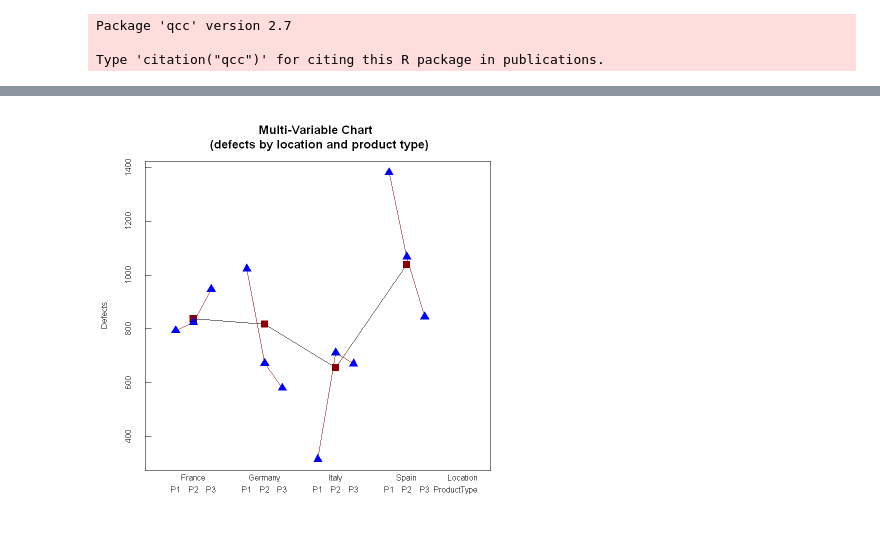
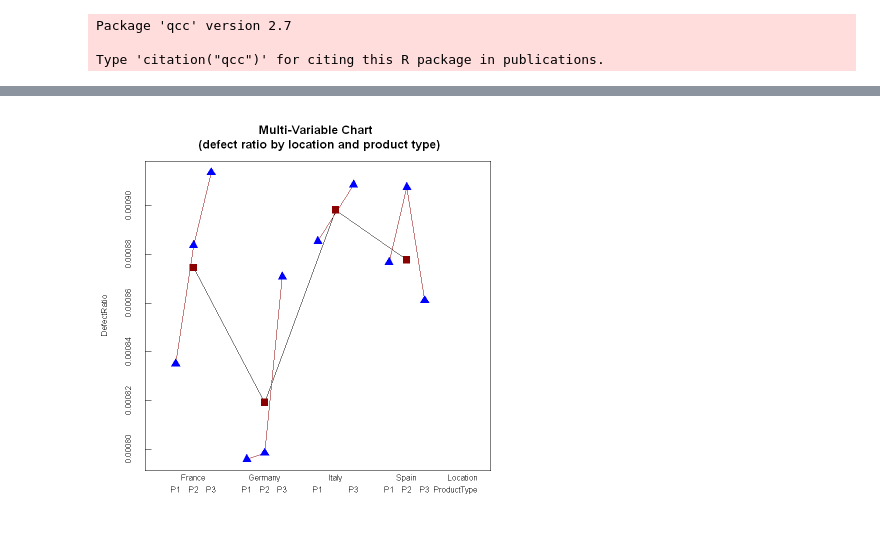
Before and after one commit to snigdhayan/StatMath, a Jupyter notebook: StatisticalMethods/LeanSixSigma.ipynb, the cells around one changed output, grey strips where cells are left out. Saved outputs shown, nothing was run; the diff lists cells and outputs as text; code cells hidden in the pictures.

```diff
--- a/StatisticalMethods/LeanSixSigma.ipynb
+++ b/StatisticalMethods/LeanSixSigma.ipynb
@@ -127,17 +127,17 @@ abline(linear_mod, col="darkblue", lwd=3)
 # %%
-# Multivari chart of defects by location and product type
-multivari("Defects",                          # Response
-          "Location", "ProductType",            # Factors
+# Multivari chart of defect ratio by location and product type
+multivari("DefectRatio",                      # Response
+          "Location", "ProductType",          # Factors
           data = myData,                      # Data
           col = list("darkred", "blue"),
           pch = list(15, 17),
           xlab.depth = 2,
           legend = FALSE,
           cex = 0.8,
-          main = "Multi-Variable Chart \n (defects by location and product type)",
+          main = "Multi-Variable Chart \n (defect ratio by location and product type)",
           )
 # %% [output]
-[figure, old version]
+[figure, new version]
 # %%
 # Analysis of variance (ANOVA)
 res.aov <- aov(Defects ~ Location, data = myData)
```
Also changed, not shown: parts of 8 cells of this notebook.
